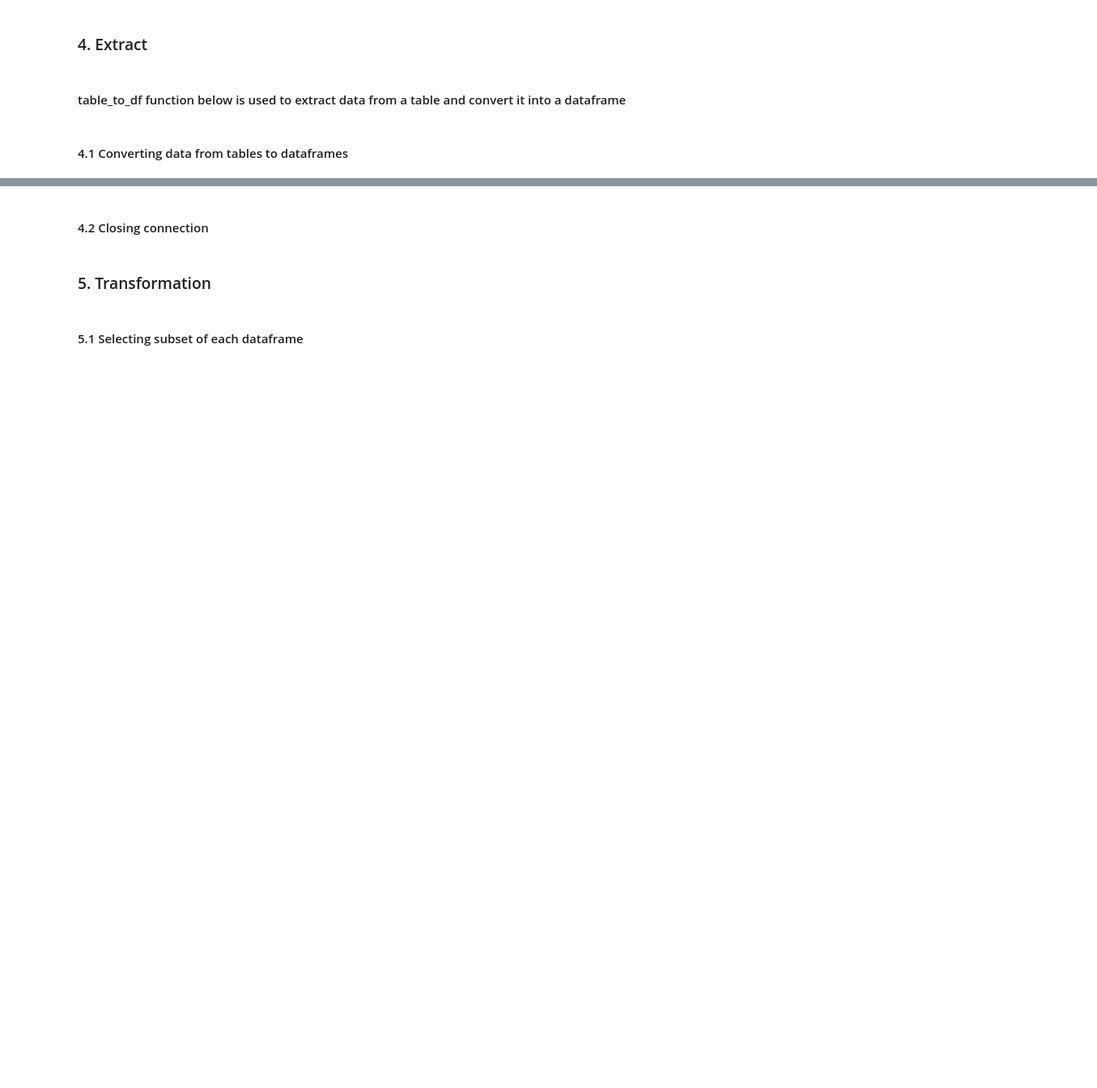
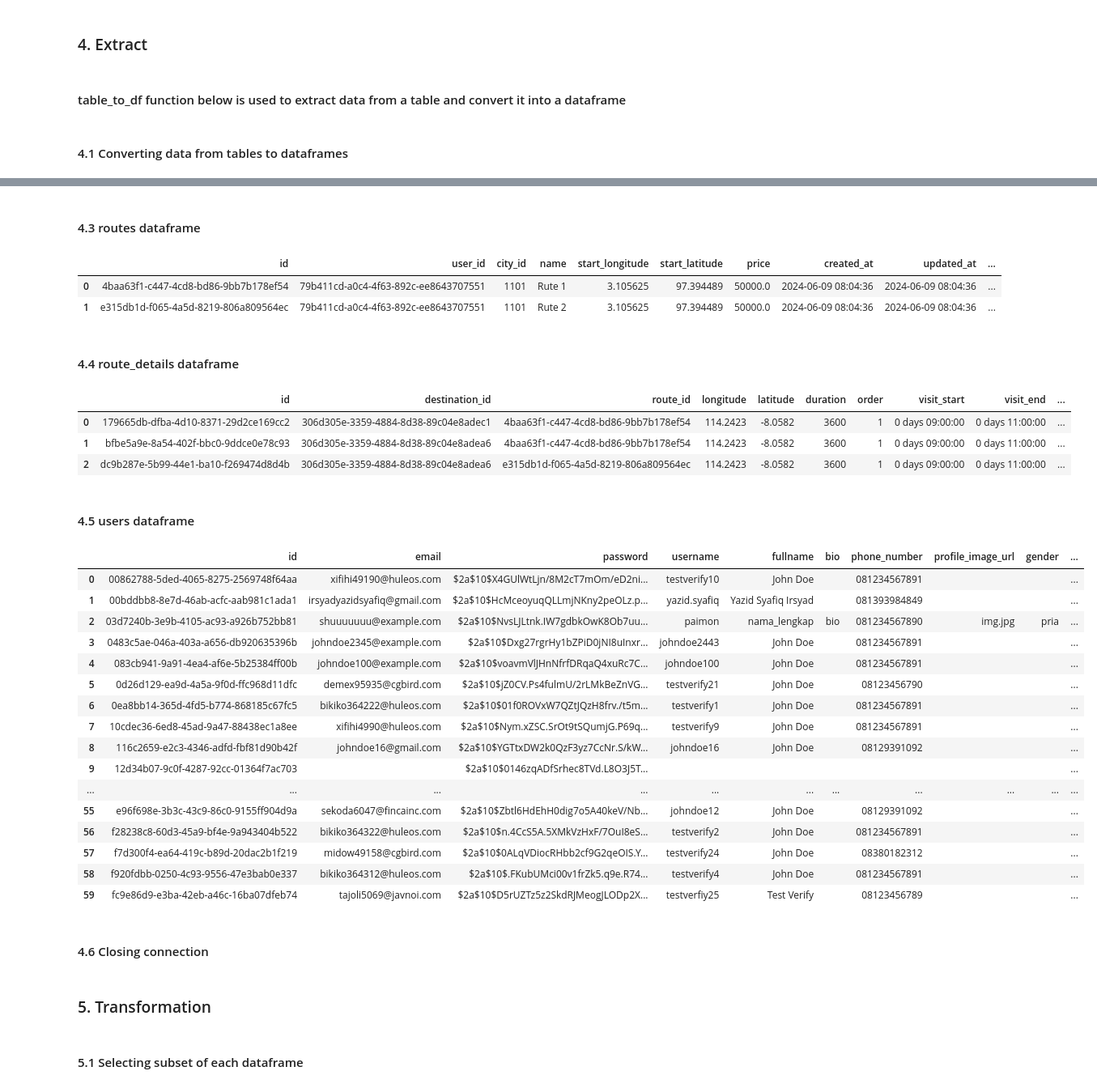
Before and after one commit to Capstone-Project-Sustain-Tour-Group-3/de-capstone, a Jupyter notebook: etl_pipeline_routes.ipynb, the cells around one changed output, grey strips where cells are left out. Shown at 81% size. Cells and saved outputs as stored; diff of their text form; code cells hidden in the pictures; blank space fills up the shorter version.

Commit message:
etl-routes-progress

```diff
--- a/etl_pipeline_routes.ipynb
+++ b/etl_pipeline_routes.ipynb
@@ -59,5 +80,44 @@ users_df = table_to_df('users')
+# %% [markdown]
+#### 4.3 routes dataframe
+# %%
+routes_df
+# %% [output]
+|  | id | user_id | city_id | name | start_longitude | start_latitude | price | created_at | updated_at | ... |
+| 0 | 4baa63f1-c447-4cd8-bd86-9bb7b178ef54 | 79b411cd-a0c4-4f63-892c-ee8643707551 | 1101 | Rute 1 | 3.105625 | 97.394489 | 50000.0 | 2024-06-09 08:04:36 | 2024-06-09 08:04:36 | ... |
+| 1 | e315db1d-f065-4a5d-8219-806a809564ec | 79b411cd-a0c4-4f63-892c-ee8643707551 | 1101 | Rute 2 | 3.105625 | 97.394489 | 50000.0 | 2024-06-09 08:04:36 | 2024-06-09 08:04:36 | ... |
+# %% [markdown]
+#### 4.4 route_details dataframe
+# %%
+route_details_df
+# %% [output]
+|  | id | destination_id | route_id | longitude | latitude | duration | order | visit_start | visit_end | ... |
+| 0 | 179665db-dfba-4d10-8371-29d2ce169cc2 | 306d305e-3359-4884-8d38-89c04e8adec1 | 4baa63f1-c447-4cd8-bd86-9bb7b178ef54 | 114.2423 | -8.0582 | 3600 | 1 | 0 days 09:00:00 | 0 days 11:00:00 | ... |
+| 1 | bfbe5a9e-8a54-402f-bbc0-9ddce0e78c93 | 306d305e-3359-4884-8d38-89c04e8adea6 | 4baa63f1-c447-4cd8-bd86-9bb7b178ef54 | 114.2423 | -8.0582 | 3600 | 1 | 0 days 09:00:00 | 0 days 11:00:00 | ... |
+| 2 | dc9b287e-5b99-44e1-ba10-f269474d8d4b | 306d305e-3359-4884-8d38-89c04e8adea6 | e315db1d-f065-4a5d-8219-806a809564ec | 114.2423 | -8.0582 | 3600 | 1 | 0 days 09:00:00 | 0 days 11:00:00 | ... |
+# %% [markdown]
+#### 4.5 users dataframe
+# %%
+users_df
+# %% [output]
+|  | id | email | password | username | fullname | bio | phone_number | profile_image_url | gender | ... |
+| 0 | 00862788-5ded-4065-8275-2569748f64aa | xifihi49190@huleos.com | $2a$10$X4GUlWtLjn/8M2cT7mOm/eD2ni... | testverify10 | John Doe |  | 081234567891 |  |  | ... |
+| 1 | 00bddbb8-8e7d-46ab-acfc-aab981c1ada1 | irsyadyazidsyafiq@gmail.com | $2a$10$HcMceoyuqQLLmjNKny2peOLz.p... | yazid.syafiq | Yazid Syafiq Irsyad |  | 081393984849 |  |  | ... |
+| 2 | 03d7240b-3e9b-4105-ac93-a926b752bb81 | shuuuuuuu@example.com | $2a$10$NvsLJLtnk.IW7gdbkOwK8Ob7uu... | paimon | nama_lengkap | bio | 081234567890 | img.jpg | pria | ... |
+| 3 | 0483c5ae-046a-403a-a656-db920635396b | johndoe2345@example.com | $2a$10$Dxg27rgrHy1bZPiD0jNI8uInxr... | johndoe2443 | John Doe |  | 081234567891 |  |  | ... |
+| 4 | 083cb941-9a91-4ea4-af6e-5b25384ff00b | johndoe100@example.com | $2a$10$voavmVlJHnNfrfDRqaQ4xuRc7C... | johndoe100 | John Doe |  | 081234567891 |  |  | ... |
+| 5 | 0d26d129-ea9d-4a5a-9f0d-ffc968d11dfc | demex95935@cgbird.com | $2a$10$jZ0CV.Ps4fulmU/2rLMkBeZnVG... | testverify21 | John Doe |  | 08123456790 |  |  | ... |
+| 6 | 0ea8bb14-365d-4fd5-b774-868185c67fc5 | bikiko364222@huleos.com | $2a$10$01f0ROVxW7QZtJQzH8frv./t5m... | testverify1 | John Doe |  | 081234567891 |  |  | ... |
+| 7 | 10cdec36-6ed8-45ad-9a47-88438ec1a8ee | xifihi4990@huleos.com | $2a$10$Nym.xZSC.SrOt9tSQumjG.P69q... | testverify9 | John Doe |  | 081234567891 |  |  | ... |
+| 8 | 116c2659-e2c3-4346-adfd-fbf81d90b42f | johndoe16@gmail.com | $2a$10$YGTtxDW2k0QzF3yz7CcNr.S/kW... | johndoe16 | John Doe |  | 08129391092 |  |  | ... |
+| 9 | 12d34b07-9c0f-4287-92cc-01364f7ac703 |  | $2a$10$0146zqADfSrhec8TVd.L8O3J5T... |  |  |  |  |  |  | ... |
+| ... | ... | ... | ... | ... | ... | ... | ... | ... | ... | ... |
+| 55 | e96f698e-3b3c-43c9-86c0-9155ff904d9a | sekoda6047@fincainc.com | $2a$10$Zbtl6HdEhH0dig7o5A40keV/Nb... | johndoe12 | John Doe |  | 08129391092 |  |  | ... |
+| 56 | f28238c8-60d3-45a9-bf4e-9a943404b522 | bikiko364322@huleos.com | $2a$10$n.4CcS5A.5XMkVzHxF/7OuI8eS... | testverify2 | John Doe |  | 081234567891 |  |  | ... |
+| 57 | f7d300f4-ea64-419c-b89d-20dac2b1f219 | midow49158@cgbird.com | $2a$10$0ALqVDiocRHbb2cf9G2qeOIS.Y... | testverify24 | John Doe |  | 08380182312 |  |  | ... |
+| 58 | f920fdbb-0250-4c93-9556-47e3bab0e337 | bikiko364312@huleos.com | $2a$10$.FKubUMci00v1frZk5.q9e.R74... | testverify4 | John Doe |  | 081234567891 |  |  | ... |
+| 59 | fc9e86d9-e3ba-42eb-a46c-16ba07dfeb74 | tajoli5069@javnoi.com | $2a$10$D5rUZTz5z2SkdRJMeogJLODp2X... | testverfiy25 | Test Verify |  | 08123456789 |  |  | ... |
 # %% [markdown]
-#### 4.2 Closing connection
+#### 4.6 Closing connection
 # %%
 conn_rds.close()
 # %% [markdown]
```
Also changed, not shown: parts of 11 cells of this notebook.
